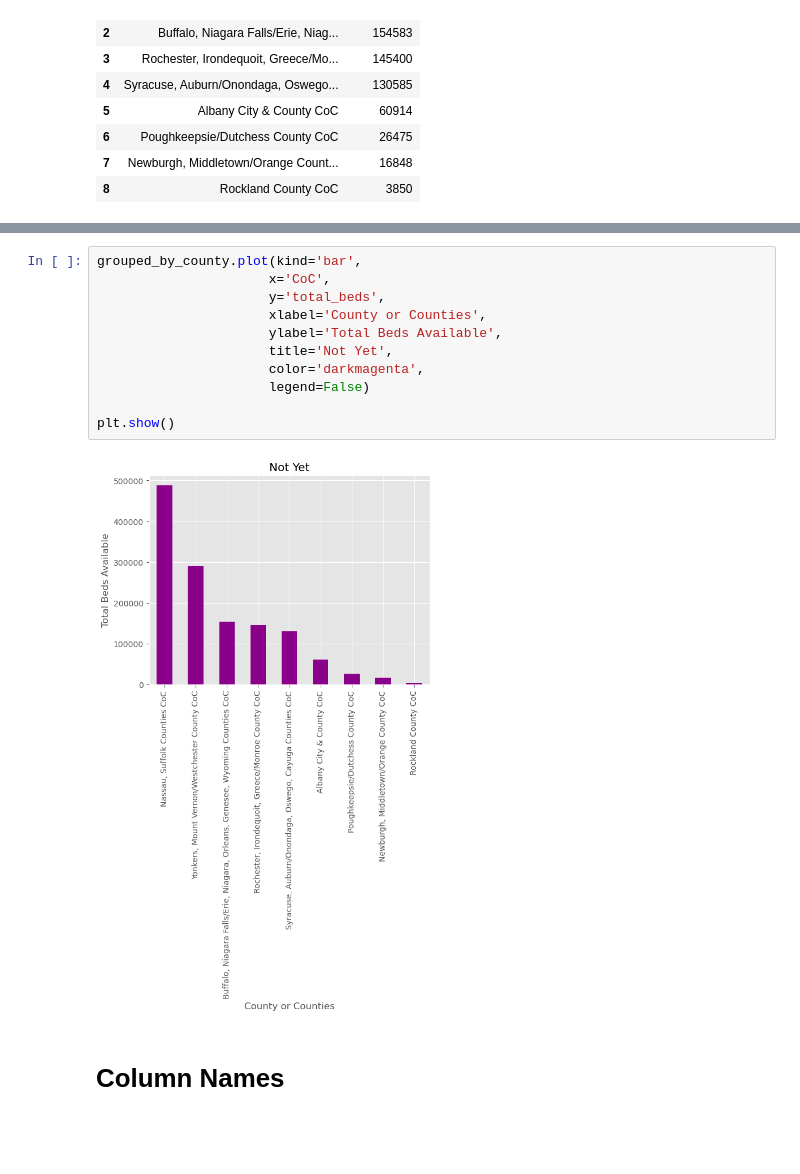
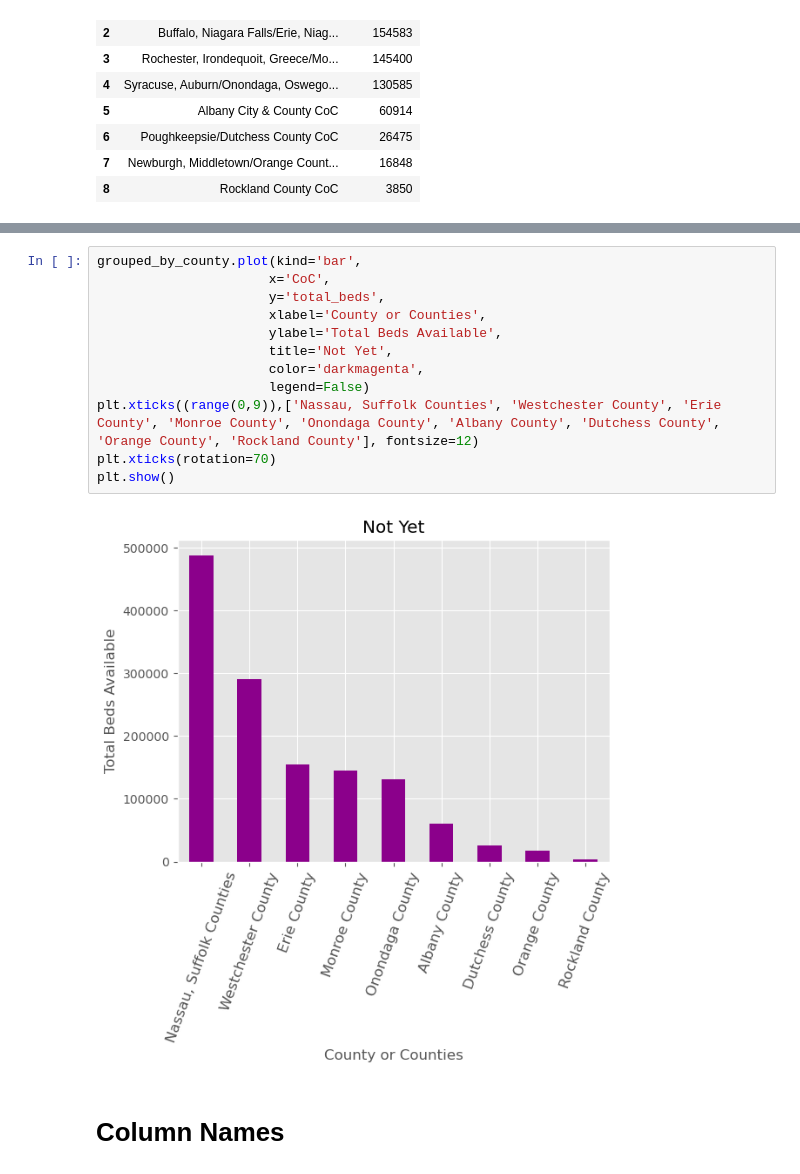
Before and after one commit to LDeYoung17/housing-data-study, a Jupyter notebook: notebooks/EDA_ML.ipynb, the cells around one changed output, grey strips where cells are left out. Cells and saved outputs as stored; diff of their text form; blank space fills up the shorter version.

```diff
--- a/notebooks/EDA_ML.ipynb
+++ b/notebooks/EDA_ML.ipynb
@@ -1301,16 +1408,17 @@ display(grouped_by_county)
 # %%
 grouped_by_county.plot(kind='bar',
                       x='CoC',
                       y='total_beds',
                       xlabel='County or Counties',
                       ylabel='Total Beds Available',
                       title='Not Yet',
                       color='darkmagenta',
                       legend=False)
-
+plt.xticks((range(0,9)),['Nassau, Suffolk Counties', 'Westchester County', 'Erie County', 'Monroe County', 'Onondaga County', 'Albany County', 'Dutchess County', 'Orange County', 'Rockland County'], fontsize=12)
+plt.xticks(rotation=70)
 plt.show()
 # %% [output]
-[figure, old version]
+[figure, new version]
 # %% [markdown]
 <h1>Column Names</h1>
 # %%
```
Also changed, not shown: parts of 13 cells of this notebook.
